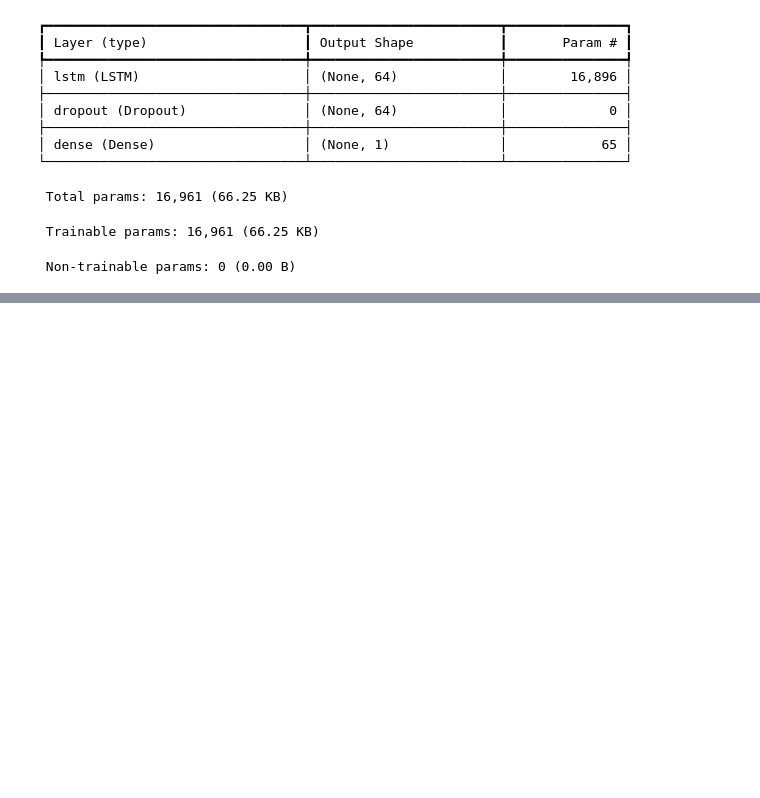
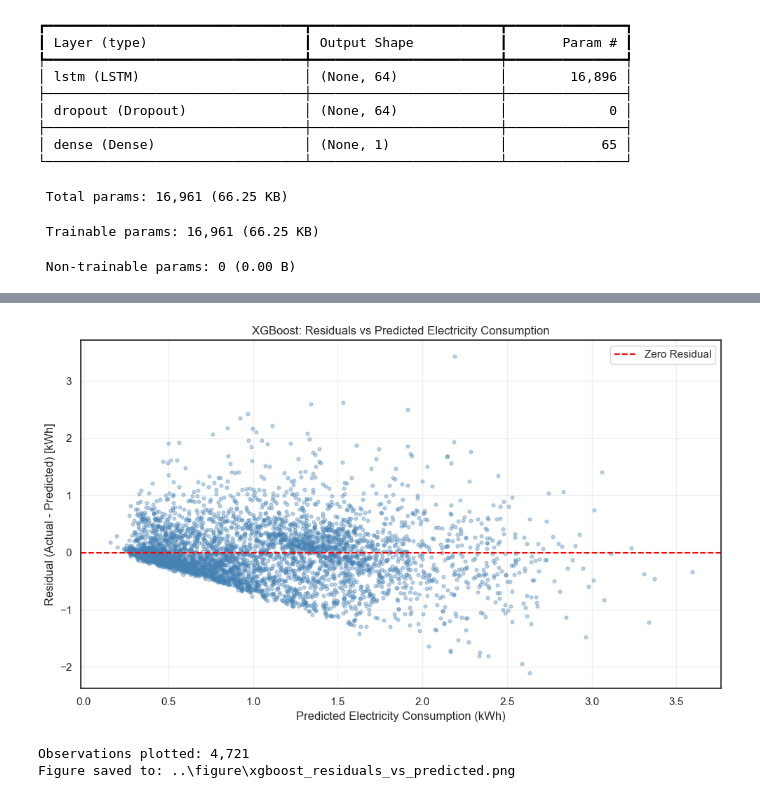
Before and after one commit to damisar/Household_Electricity_Consumption_Analysis_and_Forecasting, a Jupyter notebook: notebook/Household_Electricity_Consumption_Analysis_and_Forecasting.ipynb, the cells around one changed output, grey strips where cells are left out. Drawn from its saved outputs; the diff is of its cells as text; code cells hidden in the pictures; blank space fills up the shorter version.

```diff
--- a/notebook/Household_Electricity_Consumption_Analysis_and_Forecasting.ipynb
+++ b/notebook/Household_Electricity_Consumption_Analysis_and_Forecasting.ipynb
@@ -5990,0 +6272,69 @@ The section presents the main conclusions drawn from the exploratory data analys
+# %%
+
+# Section 6.7.2 - XGBoost Residuals vs Predicted Consumption
+
+import matplotlib.pyplot as plt
+from pathlib import Path
+
+# Reuse existing XGBoost testing results
+predicted = xgb_test_results["Predicted_kWh"]
+
+# Calculate residuals directly from actual and predicted values
+residuals = (
+    xgb_test_results["Actual_kWh"]
+    - xgb_test_results["Predicted_kWh"]
+)
+
+# Validate data
+assert len(predicted) == len(residuals) == 4721
+assert predicted.notna().all()
+assert residuals.notna().all()
+
+# Create scatter plot
+plt.figure(figsize=(10, 6))
+
+plt.scatter(
+    predicted,
+    residuals,
+    alpha=0.35,
+    s=12,
+    color="steelblue"
+)
+
+# Reference line for zero forecasting error
+plt.axhline(
+    y=0,
+    color="red",
+    linestyle="--",
+    linewidth=1.5,
+    label="Zero Residual"
+)
+
+plt.title("XGBoost: Residuals vs Predicted Electricity Consumption")
+plt.xlabel("Predicted Electricity Consumption (kWh)")
+plt.ylabel("Residual (Actual - Predicted) [kWh]")
+
+plt.legend()
+plt.grid(alpha=0.3)
+plt.tight_layout()
+
+# Save figure
+figure_dir = Path("../figure")
+figure_dir.mkdir(parents=True, exist_ok=True)
+
+figure_path = figure_dir / "xgboost_residuals_vs_predicted.png"
+
+plt.savefig(
+    figure_path,
+    dpi=300,
+    bbox_inches="tight"
+)
+
+plt.show()
+
+print(f"Observations plotted: {len(residuals):,}")
+print(f"Figure saved to: {figure_path}")
+# %% [output]
+[figure, added]
+Observations plotted: 4,721
+Figure saved to: ..\figure\xgboost_residuals_vs_predicted.png
```
Also changed, not shown: parts of 87 cells of this notebook, 9 other files.
